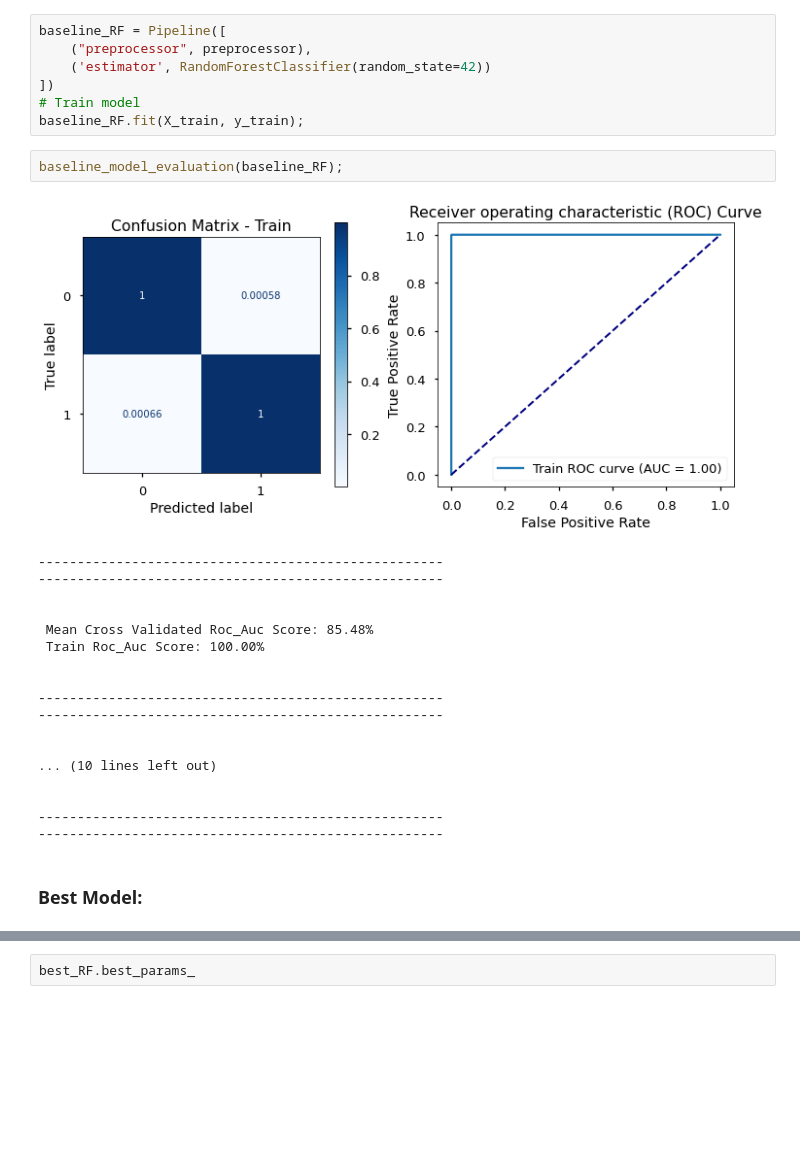
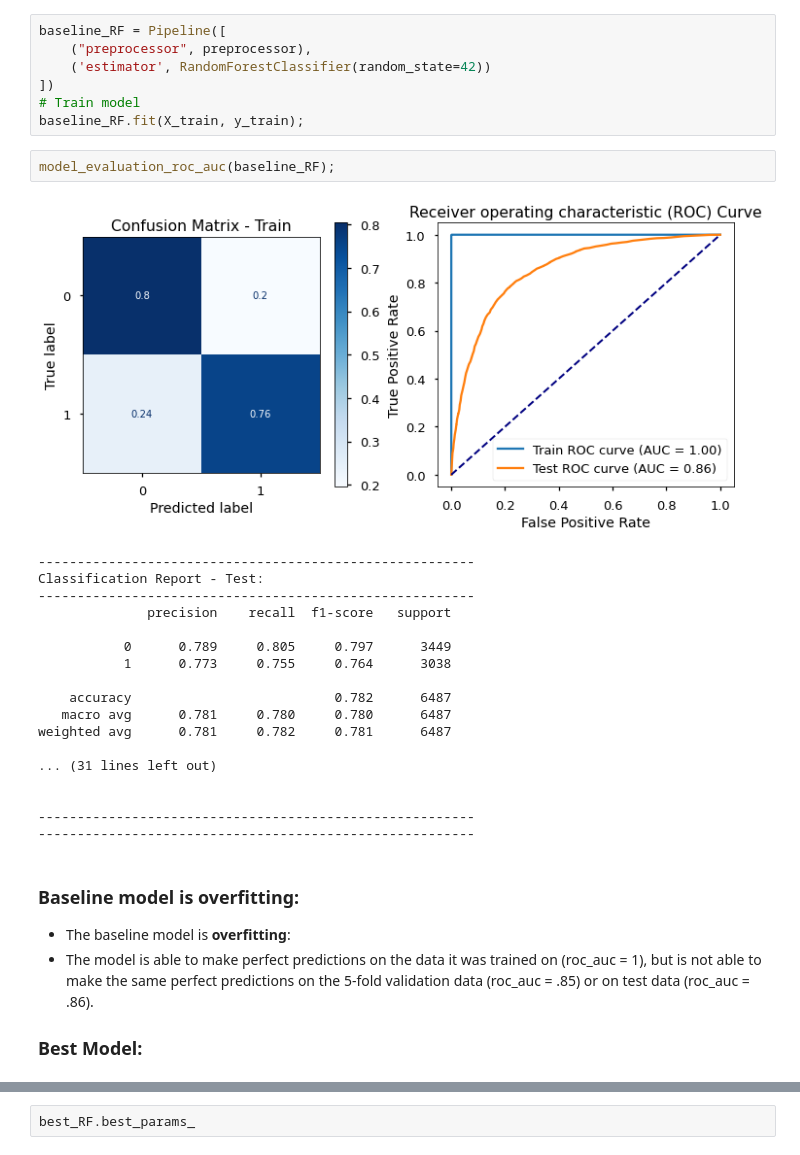
Before and after one commit to erdemiraysu/Seasonal_Flu_Vaccine_Intake_Classification, a Jupyter notebook: Notebook.ipynb, the cells around one changed output, grey strips where cells are left out. Drawn from its saved outputs; the diff is of its cells as text; blank space fills up the shorter version.

```diff
--- a/Notebook.ipynb
+++ b/Notebook.ipynb
@@ -1491,27 +1481,31 @@ baseline_RF = Pipeline([
 # Train model
 baseline_RF.fit(X_train, y_train);
 # %%
-baseline_model_evaluation(baseline_RF);
+model_evaluation_roc_auc(baseline_RF);
 # %% [output]
-[figure, old version]
+[figure, new version]
-----------------------------------------------------
-----------------------------------------------------
+--------------------------------------------------------
+Classification Report - Test:
+--------------------------------------------------------
+              precision    recall  f1-score   support
+
+           0      0.789     0.805     0.797      3449
+           1      0.773     0.755     0.764      3038
+
+    accuracy                          0.782      6487
+   macro avg      0.781     0.780     0.780      6487
+weighted avg      0.781     0.782     0.781      6487
+
+... (31 lines left out)
 
 
- Mean Cross Validated Roc_Auc Score: 85.48%
- Train Roc_Auc Score: 100.00%
-
-
-----------------------------------------------------
-----------------------------------------------------
-
-
-... (10 lines left out)
-
-
-----------------------------------------------------
-----------------------------------------------------
+--------------------------------------------------------
+--------------------------------------------------------
-# %% [markdown]
-### Best Model:
+# %% [markdown]
+### Baseline model is overfitting:
+* The baseline model is **overfitting**:
+* The model is able to make perfect predictions on the data it was trained on (roc_auc = 1), but is not able to make the same perfect predictions on the 5-fold validation data (roc_auc = .85) or on test data (roc_auc = .86).
+
+### Best Model:
 # %% [markdown]
 ## Hyperparameter Tuning:
```
Also changed, not shown: parts of 98 cells of this notebook.
